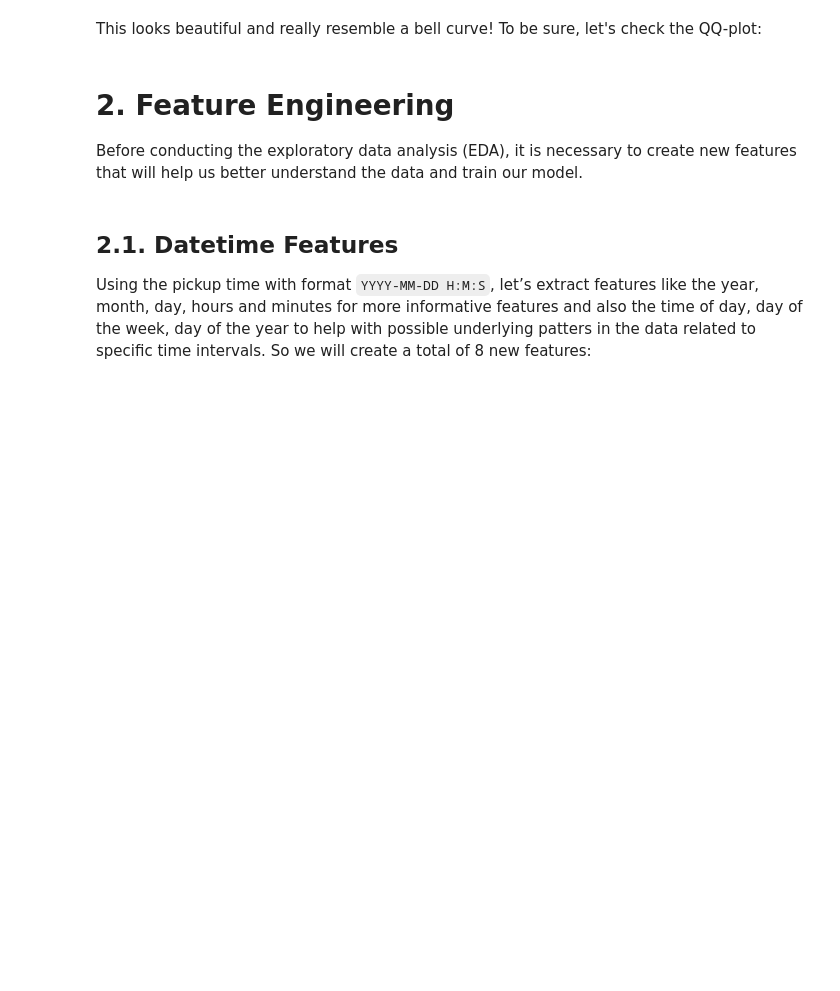
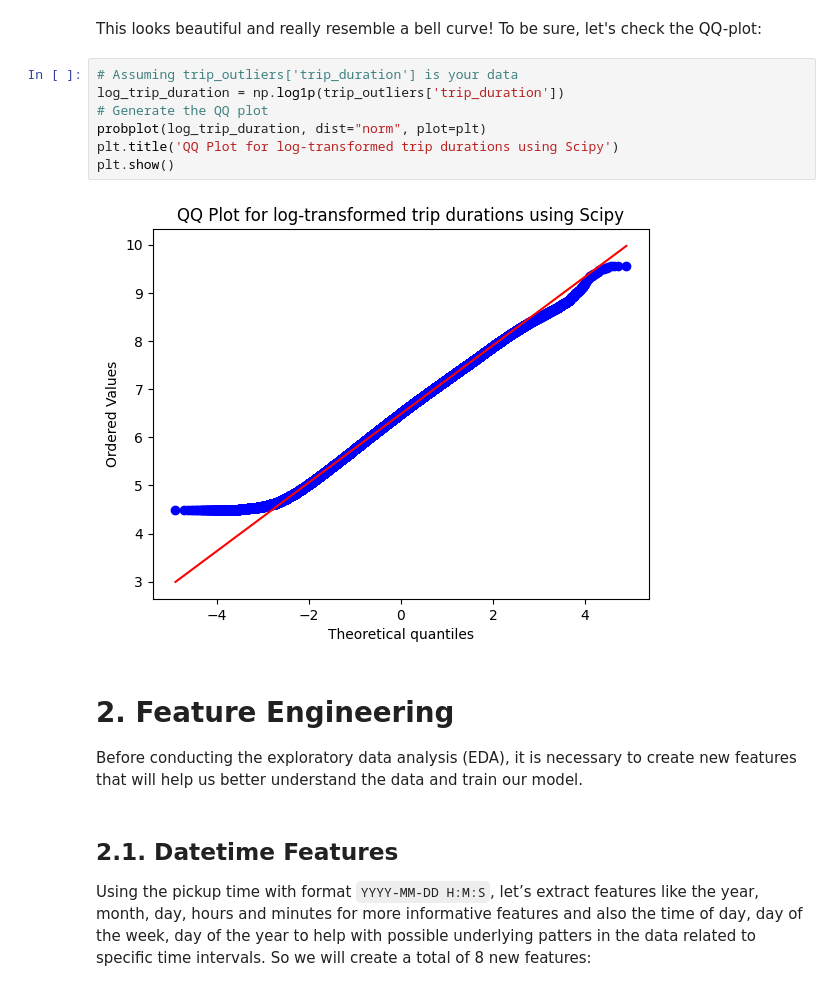
Before and after one commit to marcosbenicio/taxi-trip-regression, a Jupyter notebook: notebooks/taxi-trip-duration copy.ipynb, the cells around one changed output. Cells and saved outputs as stored; diff of their text form; blank space fills up the shorter version.

```diff
--- a/notebooks/taxi-trip-duration copy.ipynb
+++ b/notebooks/taxi-trip-duration copy.ipynb
@@ -606,5 +593,14 @@ plot_distribution_boxplot(taxi_trip['trip_duration'],
 # %% [markdown]
 This looks beautiful and really resemble a bell curve! To be sure, let's check the QQ-plot:
+# %%
+# Assuming trip_outliers['trip_duration'] is your data
+log_trip_duration = np.log1p(trip_outliers['trip_duration'])
+# Generate the QQ plot
+probplot(log_trip_duration, dist="norm", plot=plt)
+plt.title('QQ Plot for log-transformed trip durations using Scipy')
+plt.show()
+# %% [output]
+[figure, added]
 # %% [markdown]
 # **2. Feature Engineering**
 
```
Also changed, not shown: parts of 25 cells of this notebook.
